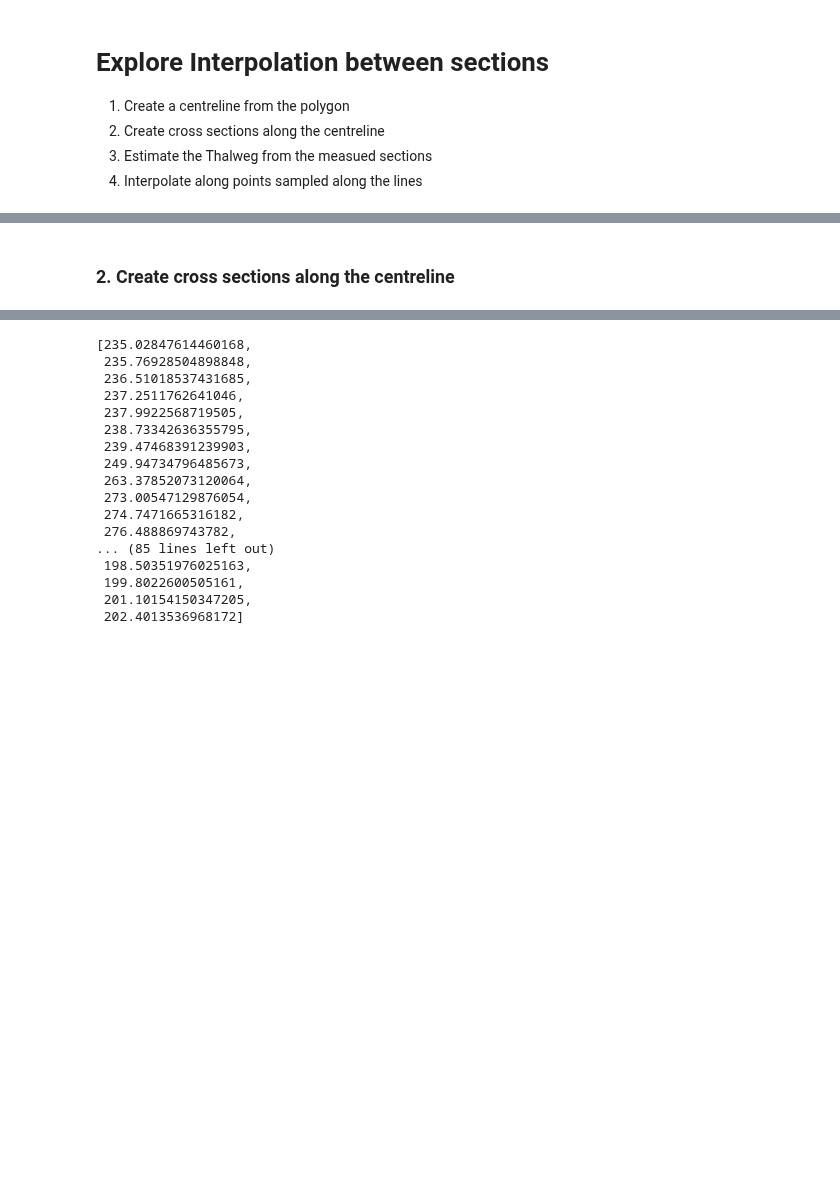
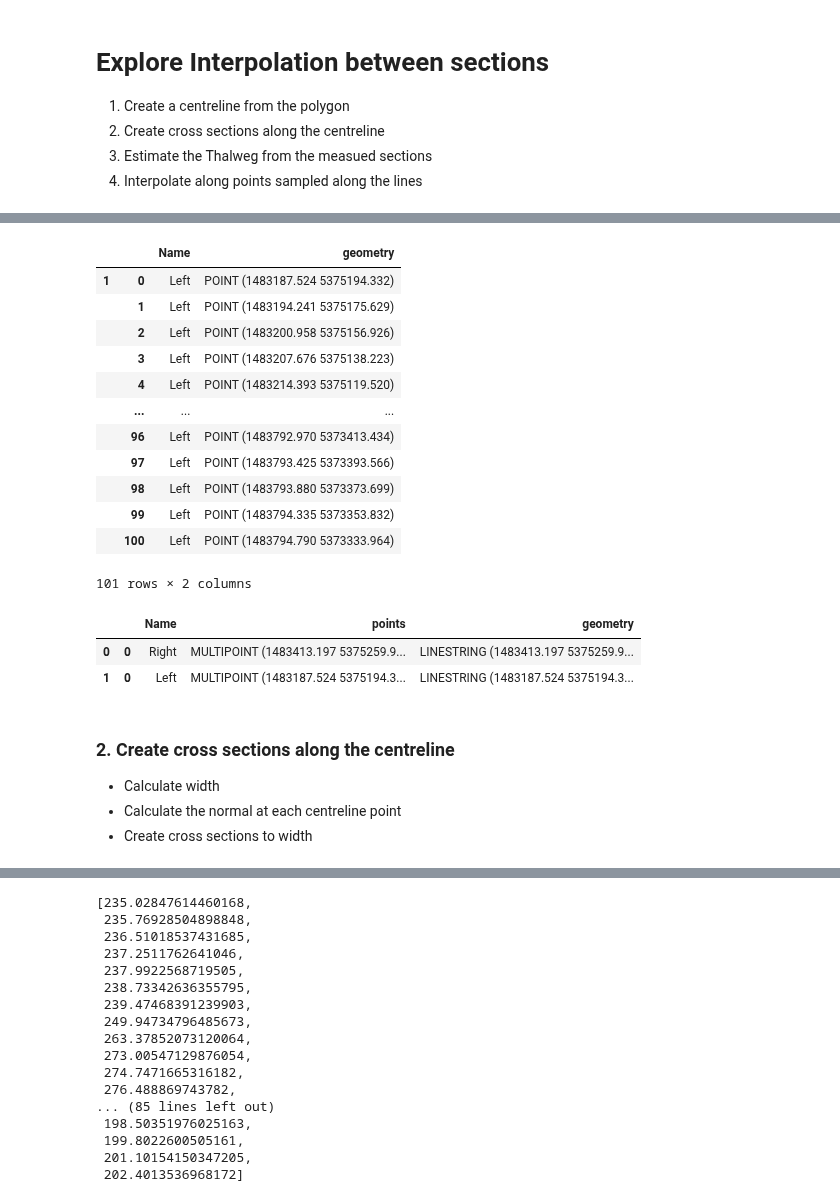
Before and after one commit to rosepearson/Hydrologic-DEMs-scripts, a Jupyter notebook: jupyter_notebooks/river_bathymetry/paper/Westport_measured.ipynb, the cells around one changed output, grey strips where cells are left out. Drawn from its saved outputs; the diff is of its cells as text; code cells hidden in the pictures; blank space fills up the shorter version.

```diff
--- a/jupyter_notebooks/river_bathymetry/paper/Westport_measured.ipynb
+++ b/jupyter_notebooks/river_bathymetry/paper/Westport_measured.ipynb
@@ -46,3 +102,26 @@ for row in range(len(riverbanks)):
+# %%
+t[t['Name']=='Right']
+t[t['Name']=='Left']
+# %% [output]
+|  |  | Name | geometry |
+| 1 | 0 | Left | POINT (1483187.524 5375194.332) |
+|  | 1 | Left | POINT (1483194.241 5375175.629) |
+|  | 2 | Left | POINT (1483200.958 5375156.926) |
+|  | 3 | Left | POINT (1483207.676 5375138.223) |
+|  | 4 | Left | POINT (1483214.393 5375119.520) |
+|  | ... | ... | ... |
+|  | 96 | Left | POINT (1483792.970 5373413.434) |
+|  | 97 | Left | POINT (1483793.425 5373393.566) |
+|  | 98 | Left | POINT (1483793.880 5373373.699) |
+|  | 99 | Left | POINT (1483794.335 5373353.832) |
+|  | 100 | Left | POINT (1483794.790 5373333.964) |
+101 rows × 2 columns
+# %%
+riverbanks.explode(column='points', index_parts=True)
+# %% [output]
+|  |  | Name | points | geometry |
+| 0 | 0 | Right | MULTIPOINT (1483413.197 5375259.9... | LINESTRING (1483413.197 5375259.9... |
+| 1 | 0 | Left | MULTIPOINT (1483187.524 5375194.3... | LINESTRING (1483187.524 5375194.3... |
 # %%
 # produce a centreline
 riverbanks.loc[2] = ("Centre", shapely.geometry.LineString([shapely.geometry.MultiPoint([pt1, pt2]).centroid for (pt1, pt2) in zip(riverbanks.iloc[0].geometry.coords, riverbanks.iloc[1].geometry.coords)]))
@@ -50,6 +129,9 @@ riverbanks.loc[2] = ("Centre", shapely.geometry.LineString([shapely.geometry.Mul
 #riverbanks.plot()
 # %% [markdown]
 ### 2. Create cross sections along the centreline
+* Calculate width
+* Calculate the normal at each centreline point
+* Create cross sections to width
 # %%
 # Distance by numpy
 import time
```
Also changed, not shown: parts of 16 cells of this notebook.
